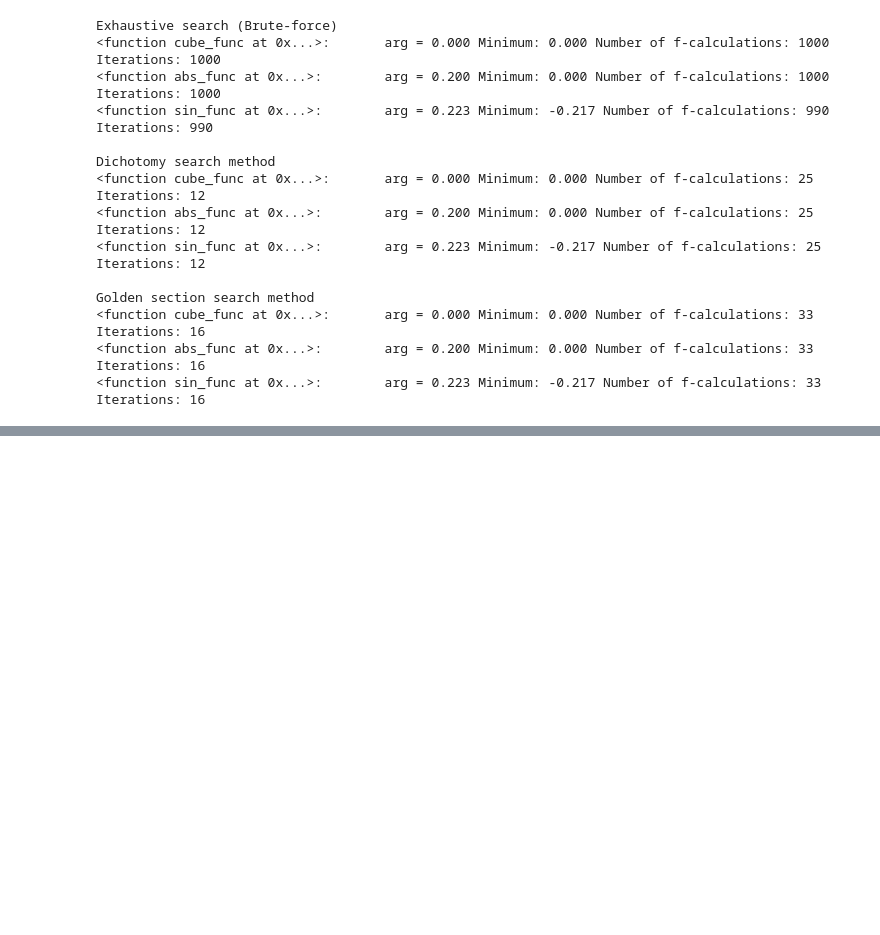
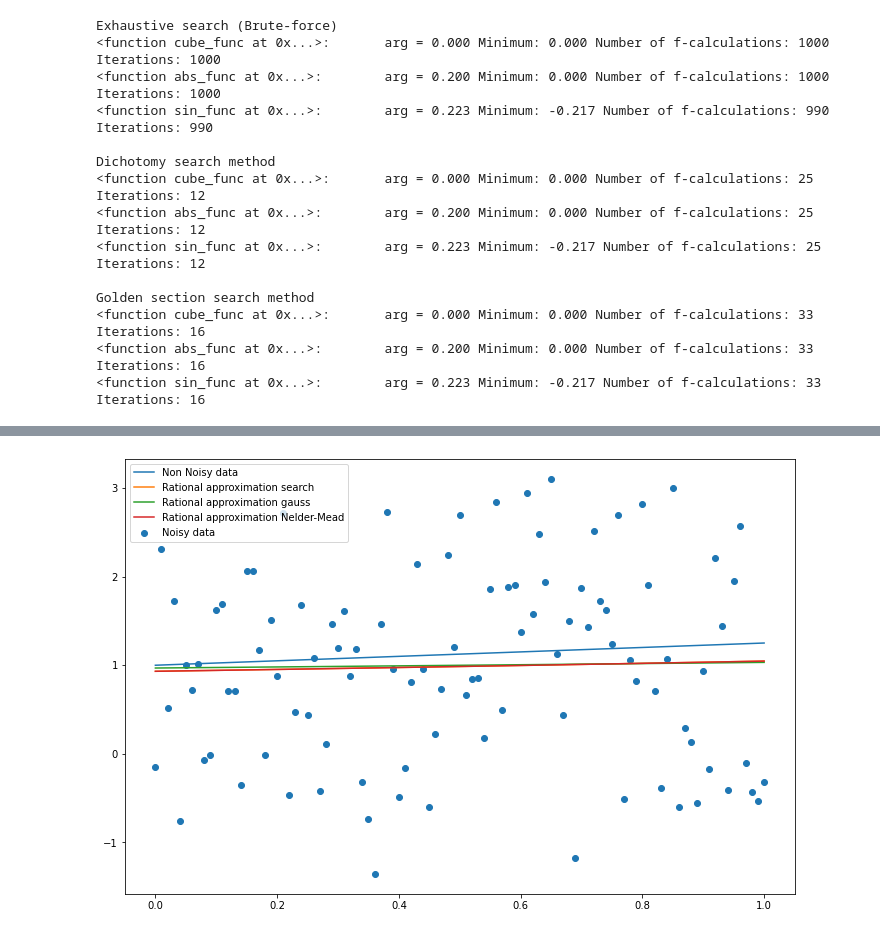
Before and after one commit to alex-mat-s/Algorithms_ITMO, a Jupyter notebook: Lab2.ipynb, the cells around one changed output, grey strips where cells are left out. Saved outputs shown, nothing was run; the diff lists cells and outputs as text; code cells hidden in the pictures; blank space fills up the shorter version.

```diff
--- a/Lab2.ipynb
+++ b/Lab2.ipynb
@@ -170,0 +282,31 @@ plt.legend(['Noisy data'])
+# %%
+def linear_approx(x, a, b):
+    def linear(x, a, b):
+        return a*x + b
+    return np.array(list(map(partial(linear, a=a, b=b), x)))
+
+
+def rational_approx(x, a, b):
+    def rational(x, a, b):
+        denominator = 1 + x * b
+        return a / denominator
+    return np.array(list(map(partial(rational, a=a, b=b), x)))
+
+
+def cost_func(params, gt, x, func_name):
+    a, b = params
+    if func_name == 'linear':
+        return sum((gt - linear_approx(x, a, b))**2)
+
+    value = sum((gt - rational_approx(x, a, b))**2)
+    return value
+# %%
+res_search_rational = scipy.optimize.brute(cost_func, [[0, 1], [0, 1]], args=(yk, x, 'rational'))
+res_gauss_rational = scipy.optimize.minimize(cost_func, [0, 0], args=(yk, x, 'rational'), method='Powell', tol=eps, bounds=[[-1, 1], [-1, 1]])
+res_nelder_mead_rational = scipy.optimize.minimize(cost_func, [0, 0], args=(yk, x, 'rational'), method='Nelder-Mead', tol=eps, bounds=[[-1, 1], [-1, 1]])
+
+print(res_search_rational)
+print('*' * 80)
+print(res_gauss_rational)
+print('*' * 80)
+print(res_nelder_mead_rational)
@@ -170,0 +331,12 @@ plt.legend(['Noisy data'])
+# %%
+plt.figure(figsize=(12, 8))
+plt.plot(x, y_init)
+plt.scatter(x, yk)
+plt.plot(x, rational_approx(x, *res_search_rational))
+plt.plot(x, rational_approx(x, *res_gauss_rational.x))
+plt.plot(x, rational_approx(x, *res_nelder_mead_rational.x))
+plt.legend(['Non Noisy data', 'Rational approximation search',
+           'Rational approximation gauss', 'Rational approximation Nelder-Mead', 'Noisy data'])
+plt.show()
+# %% [output]
+[figure, added]
```
Also changed, not shown: parts of 18 cells of this notebook.
